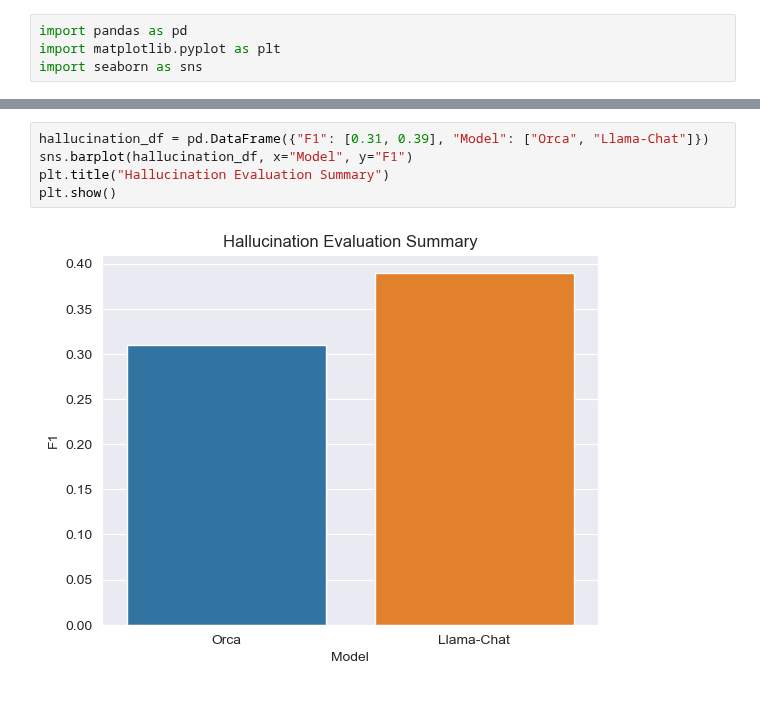
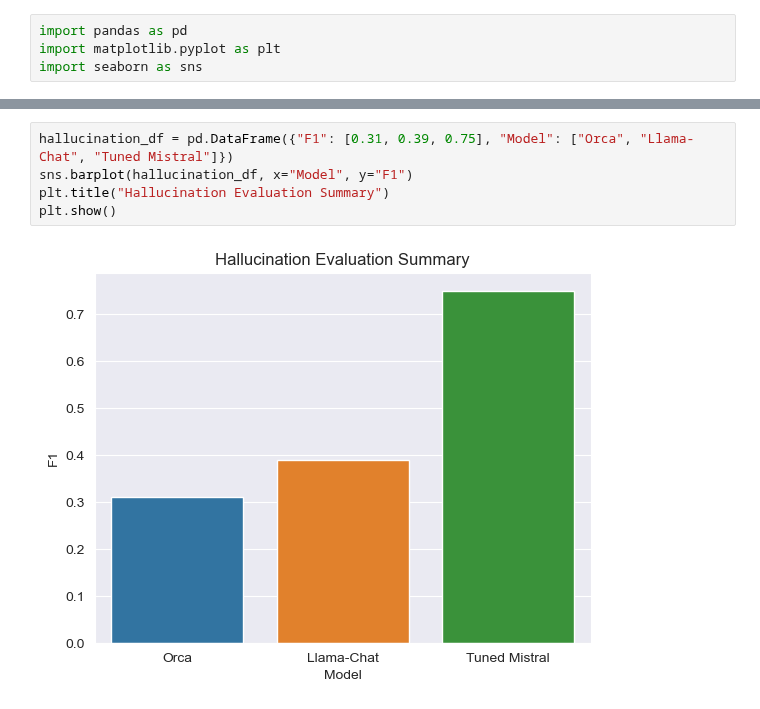
Before and after one commit to yw4401/FinBot, a Jupyter notebook: notebooks/examine_targeted.ipynb, the cells around one changed output, grey strips where cells are left out. Drawn from its saved outputs; the diff is of its cells as text.

```diff
--- a/notebooks/examine_targeted.ipynb
+++ b/notebooks/examine_targeted.ipynb
@@ -30,7 +34,7 @@ plt.show()
 # %%
-hallucination_df = pd.DataFrame({"F1": [0.31, 0.39], "Model": ["Orca", "Llama-Chat"]})
+hallucination_df = pd.DataFrame({"F1": [0.31, 0.39, 0.75], "Model": ["Orca", "Llama-Chat", "Tuned Mistral"]})
 sns.barplot(hallucination_df, x="Model", y="F1")
 plt.title("Hallucination Evaluation Summary")
 plt.show()
 # %% [output]
-[figure, old version]
+[figure, new version]
```
Also changed, not shown: parts of 3 cells of this notebook, 3 other files.
